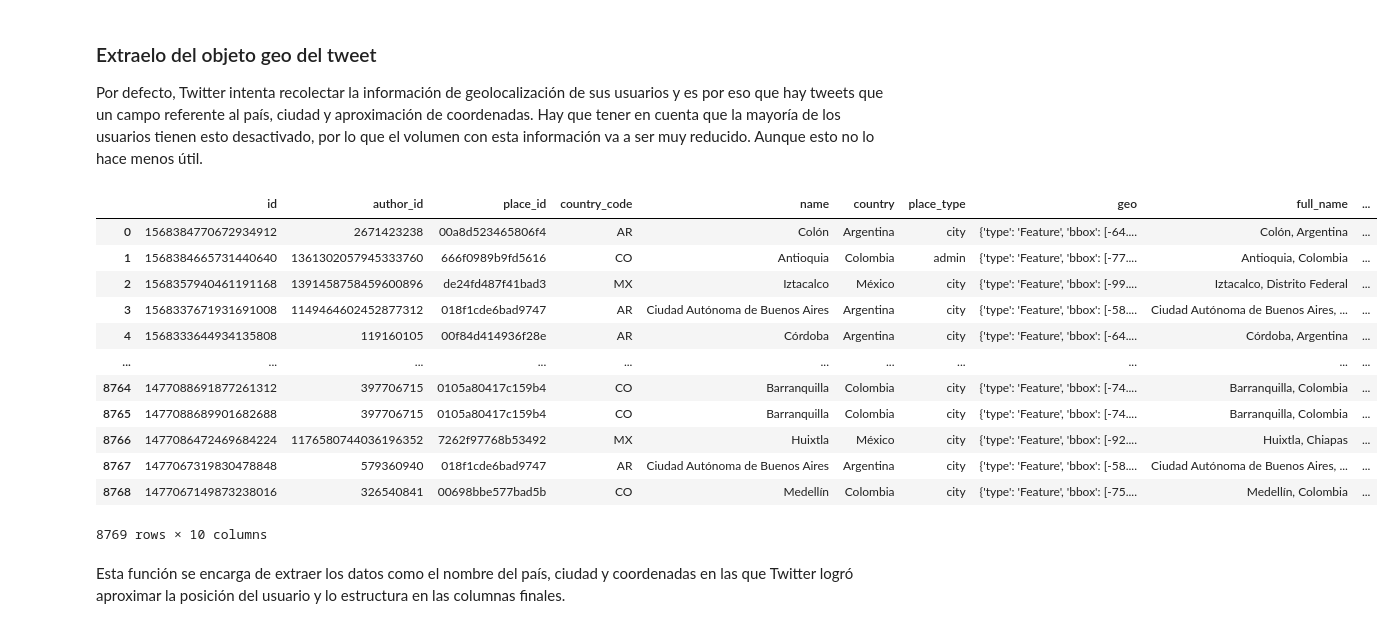
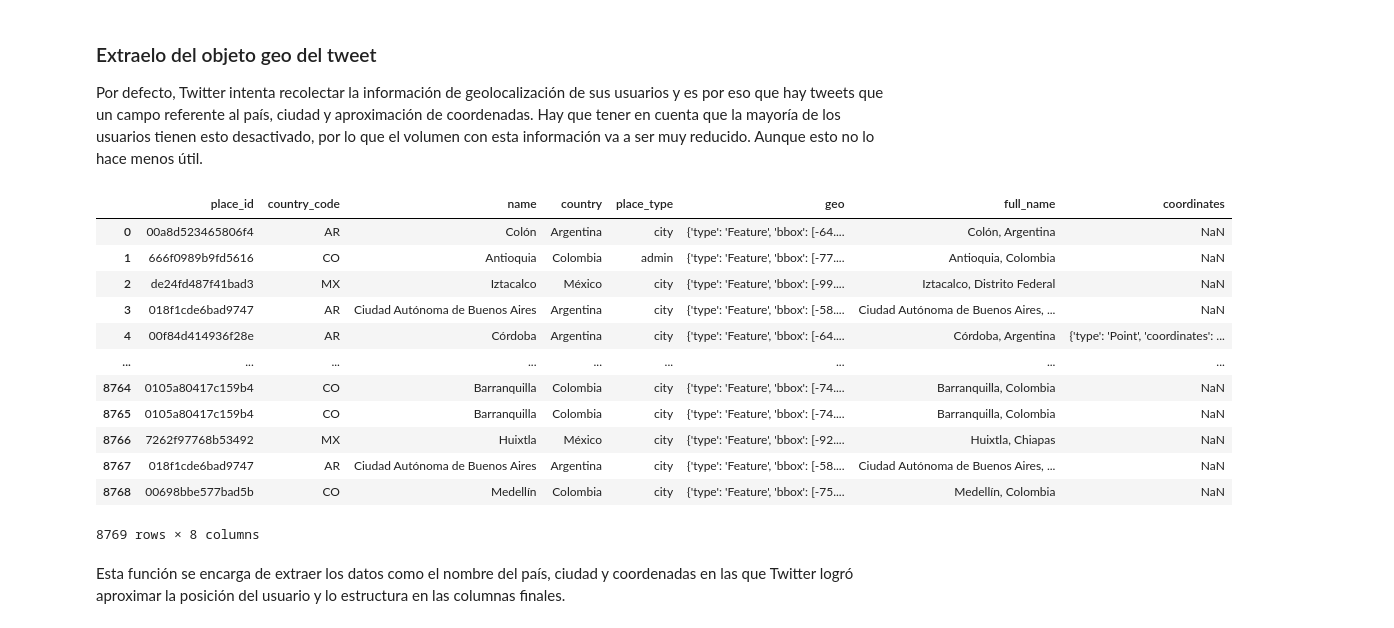
Before and after one commit to Entropia-AI/Workshop_2_Migracion, a Jupyter notebook: twitter/3_Variables_Demograficas.ipynb, the cells around one changed output. Drawn from its saved outputs; the diff is of its cells as text; code cells hidden in the pictures.

```diff
--- a/twitter/3_Variables_Demograficas.ipynb
+++ b/twitter/3_Variables_Demograficas.ipynb
@@ -25,32 +28,32 @@ Por defecto, Twitter intenta recolectar la información de geolocalización de s
 # %%
 # Cargar tweets del dataset ejemplo
 df_tweets = pd.read_json("./files/1_dataset.jsonl", lines=True)
 df_tweets = df_tweets[['id', 'author_id', 'geo']]
 
 # Cargar los objetos anidados geo
 df_geo = pd.DataFrame(list(df_tweets['geo']))
 df_geo = df_geo.drop(columns=['id'])
 
 df_tweets = df_tweets.drop(columns=['geo'])
 df_tweets = df_tweets.join(df_geo)
 
 del df_geo
 
-df_tweets
+df_tweets.iloc[:, 2:]
 # %% [output]
-|  | id | author_id | place_id | country_code | name | country | place_type | geo | full_name | ... |
-| 0 | 1568384770672934912 | 2671423238 | 00a8d523465806f4 | AR | Colón | Argentina | city | {'type': 'Feature', 'bbox': [-64.... | Colón, Argentina | ... |
-| 1 | 1568384665731440640 | 1361302057945333760 | 666f0989b9fd5616 | CO | Antioquia | Colombia | admin | {'type': 'Feature', 'bbox': [-77.... | Antioquia, Colombia | ... |
-| 2 | 1568357940461191168 | 1391458758459600896 | de24fd487f41bad3 | MX | Iztacalco | México | city | {'type': 'Feature', 'bbox': [-99.... | Iztacalco, Distrito Federal | ... |
-| 3 | 1568337671931691008 | 1149464602452877312 | 018f1cde6bad9747 | AR | Ciudad Autónoma de Buenos Aires | Argentina | city | {'type': 'Feature', 'bbox': [-58.... | Ciudad Autónoma de Buenos Aires, ... | ... |
-| 4 | 1568333644934135808 | 119160105 | 00f84d414936f28e | AR | Córdoba | Argentina | city | {'type': 'Feature', 'bbox': [-64.... | Córdoba, Argentina | ... |
-| ... | ... | ... | ... | ... | ... | ... | ... | ... | ... | ... |
-| 8764 | 1477088691877261312 | 397706715 | 0105a80417c159b4 | CO | Barranquilla | Colombia | city | {'type': 'Feature', 'bbox': [-74.... | Barranquilla, Colombia | ... |
-| 8765 | 1477088689901682688 | 397706715 | 0105a80417c159b4 | CO | Barranquilla | Colombia | city | {'type': 'Feature', 'bbox': [-74.... | Barranquilla, Colombia | ... |
-| 8766 | 1477086472469684224 | 1176580744036196352 | 7262f97768b53492 | MX | Huixtla | México | city | {'type': 'Feature', 'bbox': [-92.... | Huixtla, Chiapas | ... |
-| 8767 | 1477067319830478848 | 579360940 | 018f1cde6bad9747 | AR | Ciudad Autónoma de Buenos Aires | Argentina | city | {'type': 'Feature', 'bbox': [-58.... | Ciudad Autónoma de Buenos Aires, ... | ... |
-| 8768 | 1477067149873238016 | 326540841 | 00698bbe577bad5b | CO | Medellín | Colombia | city | {'type': 'Feature', 'bbox': [-75.... | Medellín, Colombia | ... |
+|  | place_id | country_code | name | country | place_type | geo | full_name | coordinates |
+| 0 | 00a8d523465806f4 | AR | Colón | Argentina | city | {'type': 'Feature', 'bbox': [-64.... | Colón, Argentina | NaN |
+| 1 | 666f0989b9fd5616 | CO | Antioquia | Colombia | admin | {'type': 'Feature', 'bbox': [-77.... | Antioquia, Colombia | NaN |
+| 2 | de24fd487f41bad3 | MX | Iztacalco | México | city | {'type': 'Feature', 'bbox': [-99.... | Iztacalco, Distrito Federal | NaN |
+| 3 | 018f1cde6bad9747 | AR | Ciudad Autónoma de Buenos Aires | Argentina | city | {'type': 'Feature', 'bbox': [-58.... | Ciudad Autónoma de Buenos Aires, ... | NaN |
+| 4 | 00f84d414936f28e | AR | Córdoba | Argentina | city | {'type': 'Feature', 'bbox': [-64.... | Córdoba, Argentina | {'type': 'Point', 'coordinates': ... |
+| ... | ... | ... | ... | ... | ... | ... | ... | ... |
+| 8764 | 0105a80417c159b4 | CO | Barranquilla | Colombia | city | {'type': 'Feature', 'bbox': [-74.... | Barranquilla, Colombia | NaN |
+| 8765 | 0105a80417c159b4 | CO | Barranquilla | Colombia | city | {'type': 'Feature', 'bbox': [-74.... | Barranquilla, Colombia | NaN |
+| 8766 | 7262f97768b53492 | MX | Huixtla | México | city | {'type': 'Feature', 'bbox': [-92.... | Huixtla, Chiapas | NaN |
+| 8767 | 018f1cde6bad9747 | AR | Ciudad Autónoma de Buenos Aires | Argentina | city | {'type': 'Feature', 'bbox': [-58.... | Ciudad Autónoma de Buenos Aires, ... | NaN |
+| 8768 | 00698bbe577bad5b | CO | Medellín | Colombia | city | {'type': 'Feature', 'bbox': [-75.... | Medellín, Colombia | NaN |
-8769 rows × 10 columns
+8769 rows × 8 columns
 # %% [markdown]
 Esta función se encarga de extraer los datos como el nombre del país, ciudad y coordenadas en las que Twitter logró aproximar la posición del usuario y lo estructura en las columnas finales.
 # %%
```
Also changed, not shown: parts of 13 cells of this notebook, 9 other files.
